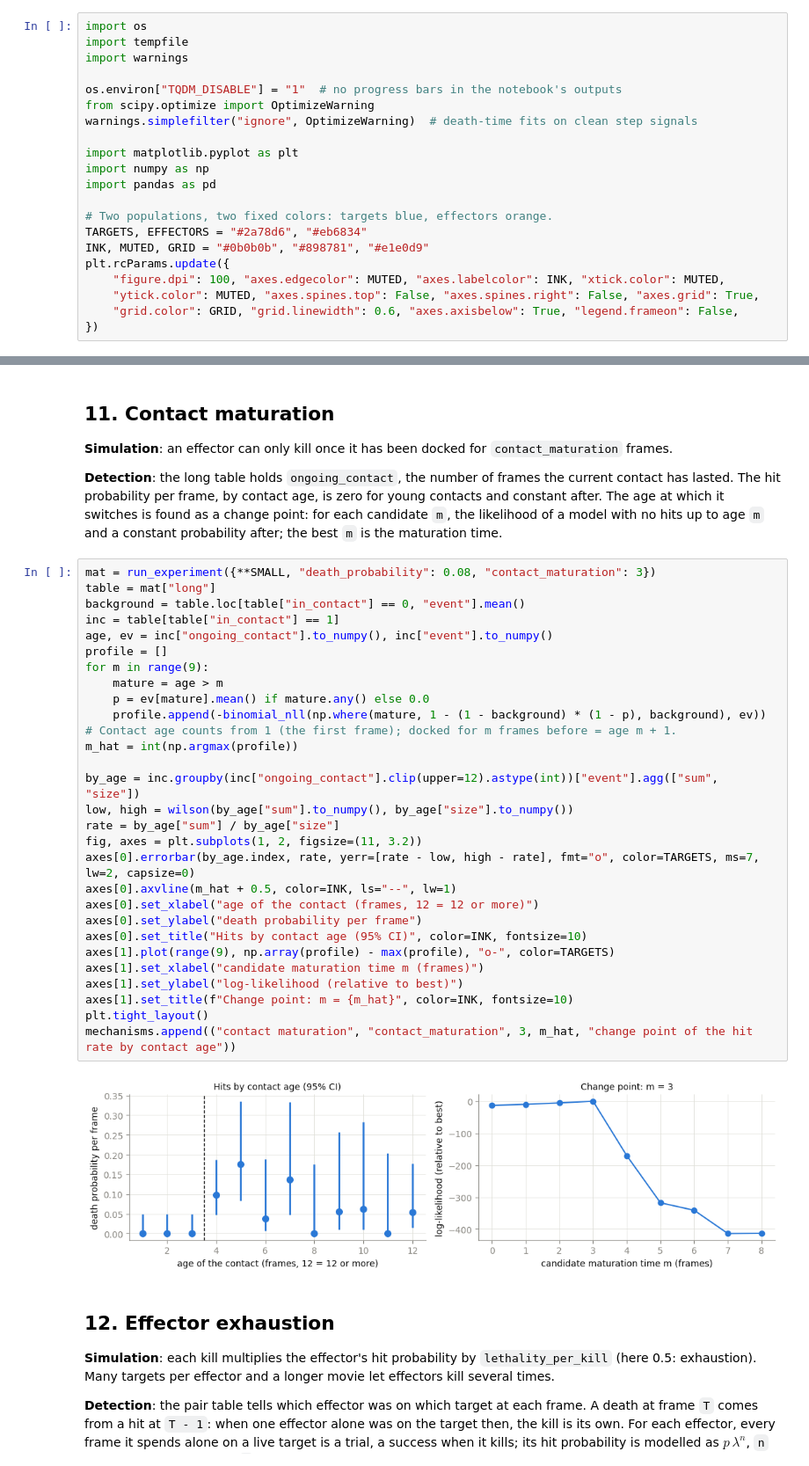
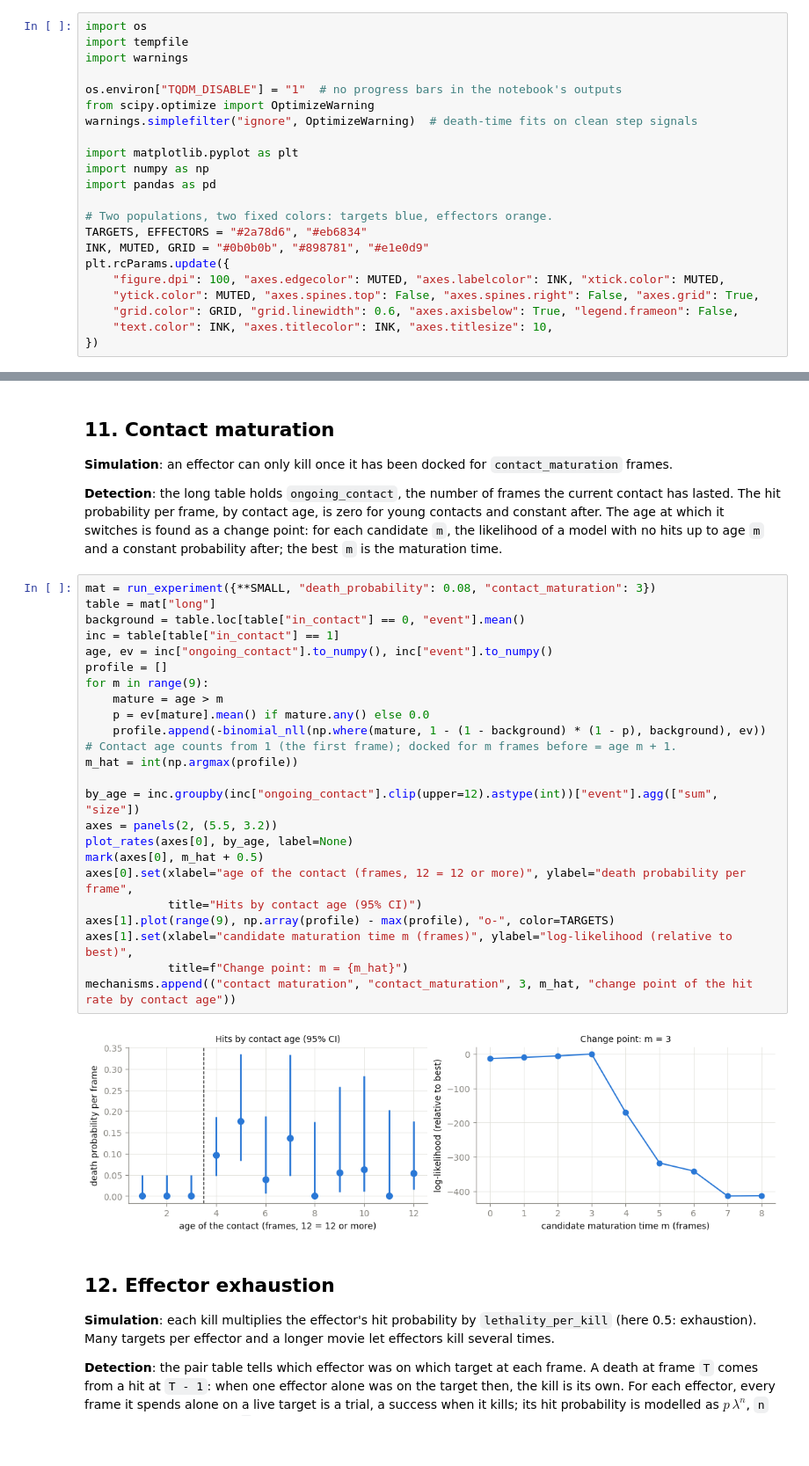
Before and after one commit to celldetective/celldetective, a Jupyter notebook: demos/synthetic_parameter_recovery.ipynb, the cells around one changed output, grey strips where cells are left out. Shown at 88% size. Cells and saved outputs as stored; diff of their text form; blank space fills up the shorter version.

```diff
--- a/demos/synthetic_parameter_recovery.ipynb
+++ b/demos/synthetic_parameter_recovery.ipynb
@@ -44,4 +44,5 @@ plt.rcParams.update({
     "figure.dpi": 100, "axes.edgecolor": MUTED, "axes.labelcolor": INK, "xtick.color": MUTED,
     "ytick.color": MUTED, "axes.spines.top": False, "axes.spines.right": False, "axes.grid": True,
     "grid.color": GRID, "grid.linewidth": 0.6, "axes.axisbelow": True, "legend.frameon": False,
+    "text.color": INK, "axes.titlecolor": INK, "axes.titlesize": 10,
 })
@@ -724,34 +759,29 @@ a model with no hits up to age `m` and a constant probability after; the best
 # %%
 mat = run_experiment({**SMALL, "death_probability": 0.08, "contact_maturation": 3})
 table = mat["long"]
 background = table.loc[table["in_contact"] == 0, "event"].mean()
 inc = table[table["in_contact"] == 1]
 age, ev = inc["ongoing_contact"].to_numpy(), inc["event"].to_numpy()
 profile = []
 for m in range(9):
     mature = age > m
     p = ev[mature].mean() if mature.any() else 0.0
     profile.append(-binomial_nll(np.where(mature, 1 - (1 - background) * (1 - p), background), ev))
 # Contact age counts from 1 (the first frame); docked for m frames before = age m + 1.
 m_hat = int(np.argmax(profile))
 
 by_age = inc.groupby(inc["ongoing_contact"].clip(upper=12).astype(int))["event"].agg(["sum", "size"])
-low, high = wilson(by_age["sum"].to_numpy(), by_age["size"].to_numpy())
-rate = by_age["sum"] / by_age["size"]
-fig, axes = plt.subplots(1, 2, figsize=(11, 3.2))
-axes[0].errorbar(by_age.index, rate, yerr=[rate - low, high - rate], fmt="o", color=TARGETS, ms=7, lw=2, capsize=0)
-axes[0].axvline(m_hat + 0.5, color=INK, ls="--", lw=1)
-axes[0].set_xlabel("age of the contact (frames, 12 = 12 or more)")
-axes[0].set_ylabel("death probability per frame")
-axes[0].set_title("Hits by contact age (95% CI)", color=INK, fontsize=10)
+axes = panels(2, (5.5, 3.2))
+plot_rates(axes[0], by_age, label=None)
+mark(axes[0], m_hat + 0.5)
+axes[0].set(xlabel="age of the contact (frames, 12 = 12 or more)", ylabel="death probability per frame",
+            title="Hits by contact age (95% CI)")
 axes[1].plot(range(9), np.array(profile) - max(profile), "o-", color=TARGETS)
-axes[1].set_xlabel("candidate maturation time m (frames)")
-axes[1].set_ylabel("log-likelihood (relative to best)")
-axes[1].set_title(f"Change point: m = {m_hat}", color=INK, fontsize=10)
-plt.tight_layout()
+axes[1].set(xlabel="candidate maturation time m (frames)", ylabel="log-likelihood (relative to best)",
+            title=f"Change point: m = {m_hat}")
 mechanisms.append(("contact maturation", "contact_maturation", 3, m_hat, "change point of the hit rate by contact age"))
 # %% [output]
-[figure, old version]
+[figure, new version]
 # %% [markdown]
 ## 12. Effector exhaustion
 
```
Also changed, not shown: parts of 32 cells of this notebook.
